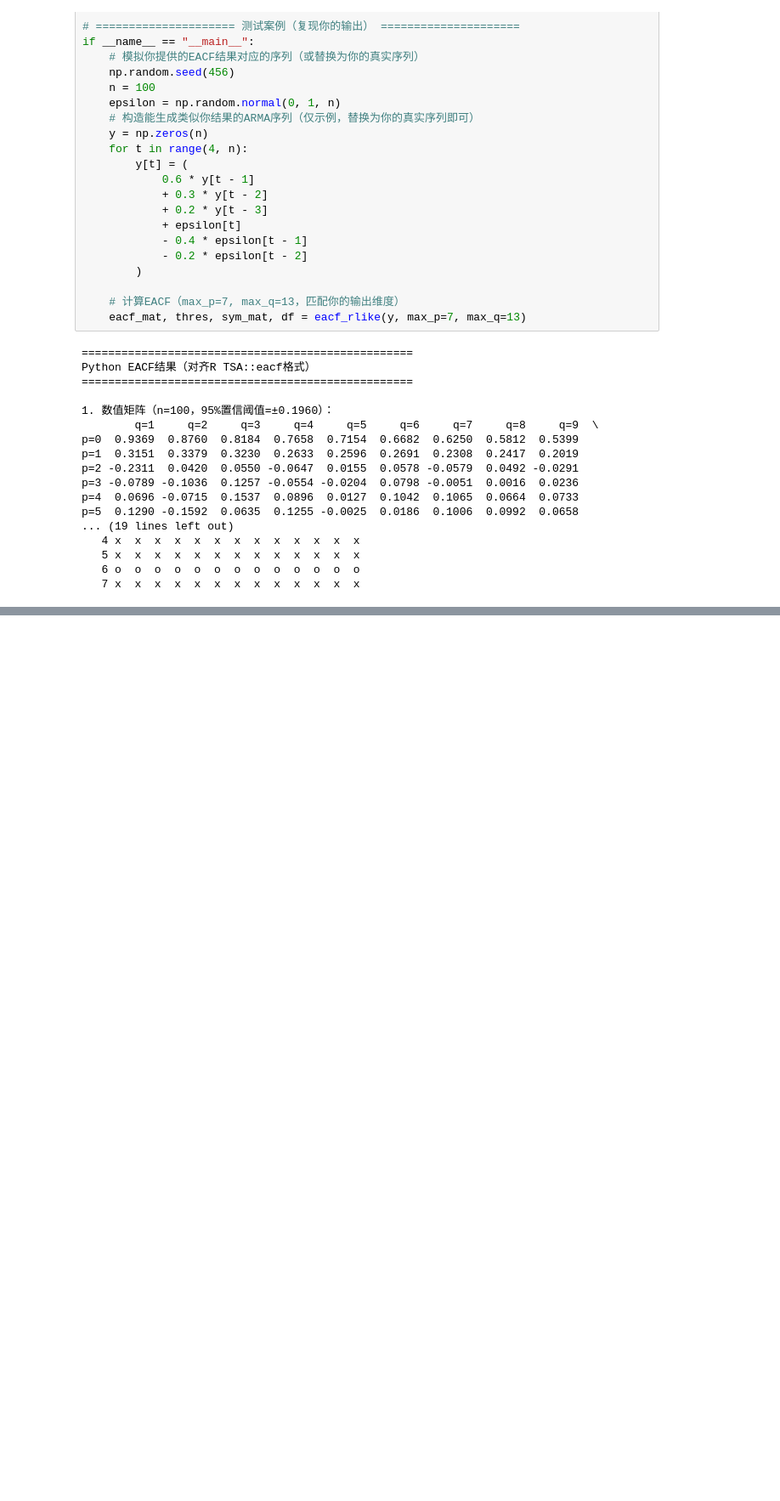
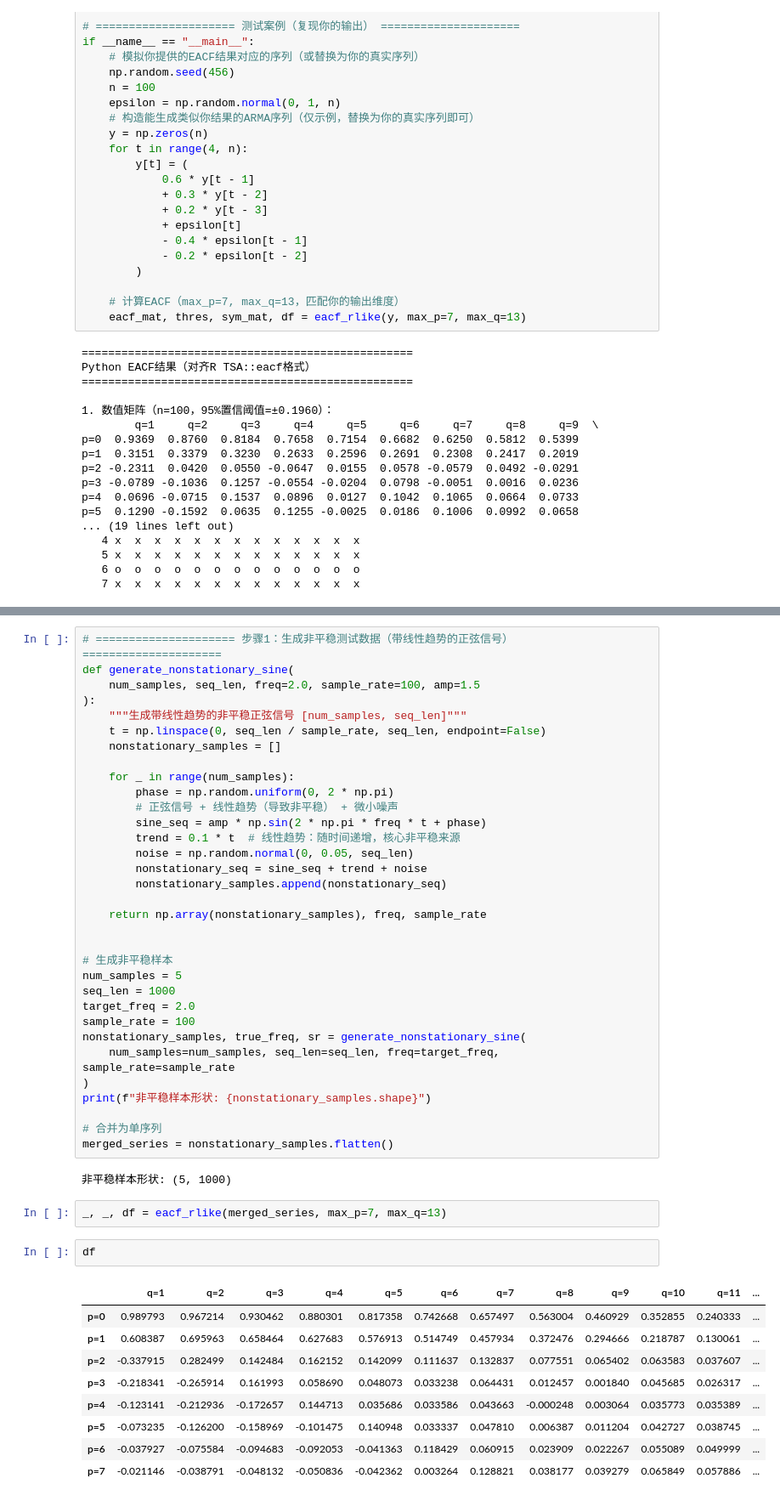
Before and after one commit to wwhenxuan/S2Generator, a Jupyter notebook: examples/19-arma_generator.ipynb, the cells around one changed output, grey strips where cells are left out. Shown at 85% size. Drawn from its saved outputs; the diff is of its cells as text; blank space fills up the shorter version.

```diff
--- a/examples/19-arma_generator.ipynb
+++ b/examples/19-arma_generator.ipynb
@@ -958,0 +996,49 @@ p=5  0.1290 -0.1592  0.0635  0.1255 -0.0025  0.0186  0.1006  0.0992  0.0658
+# %%
+# ===================== 步骤1：生成非平稳测试数据（带线性趋势的正弦信号） =====================
+def generate_nonstationary_sine(
+    num_samples, seq_len, freq=2.0, sample_rate=100, amp=1.5
+):
+    """生成带线性趋势的非平稳正弦信号 [num_samples, seq_len]"""
+    t = np.linspace(0, seq_len / sample_rate, seq_len, endpoint=False)
+    nonstationary_samples = []
+
+    for _ in range(num_samples):
+        phase = np.random.uniform(0, 2 * np.pi)
+        # 正弦信号 + 线性趋势（导致非平稳） + 微小噪声
+        sine_seq = amp * np.sin(2 * np.pi * freq * t + phase)
+        trend = 0.1 * t  # 线性趋势：随时间递增，核心非平稳来源
+        noise = np.random.normal(0, 0.05, seq_len)
+        nonstationary_seq = sine_seq + trend + noise
+        nonstationary_samples.append(nonstationary_seq)
+
+    return np.array(nonstationary_samples), freq, sample_rate
+
+
+# 生成非平稳样本
+num_samples = 5
+seq_len = 1000
+target_freq = 2.0
+sample_rate = 100
+nonstationary_samples, true_freq, sr = generate_nonstationary_sine(
+    num_samples=num_samples, seq_len=seq_len, freq=target_freq, sample_rate=sample_rate
+)
+print(f"非平稳样本形状: {nonstationary_samples.shape}")
+
+# 合并为单序列
+merged_series = nonstationary_samples.flatten()
+# %% [output]
+非平稳样本形状: (5, 1000)
+# %%
+_, _, df = eacf_rlike(merged_series, max_p=7, max_q=13)
+# %%
+df
+# %% [output]
+|  | q=1 | q=2 | q=3 | q=4 | q=5 | q=6 | q=7 | q=8 | q=9 | q=10 | q=11 | ... |
+| p=0 | 0.989793 | 0.967214 | 0.930462 | 0.880301 | 0.817358 | 0.742668 | 0.657497 | 0.563004 | 0.460929 | 0.352855 | 0.240333 | ... |
+| p=1 | 0.608387 | 0.695963 | 0.658464 | 0.627683 | 0.576913 | 0.514749 | 0.457934 | 0.372476 | 0.294666 | 0.218787 | 0.130061 | ... |
+| p=2 | -0.337915 | 0.282499 | 0.142484 | 0.162152 | 0.142099 | 0.111637 | 0.132837 | 0.077551 | 0.065402 | 0.063583 | 0.037607 | ... |
+| p=3 | -0.218341 | -0.265914 | 0.161993 | 0.058690 | 0.048073 | 0.033238 | 0.064431 | 0.012457 | 0.001840 | 0.045685 | 0.026317 | ... |
+| p=4 | -0.123141 | -0.212936 | -0.172657 | 0.144713 | 0.035686 | 0.033586 | 0.043663 | -0.000248 | 0.003064 | 0.035773 | 0.035389 | ... |
+| p=5 | -0.073235 | -0.126200 | -0.158969 | -0.101475 | 0.140948 | 0.033337 | 0.047810 | 0.006387 | 0.011204 | 0.042727 | 0.038745 | ... |
+| p=6 | -0.037927 | -0.075584 | -0.094683 | -0.092053 | -0.041363 | 0.118429 | 0.060915 | 0.023909 | 0.022267 | 0.055089 | 0.049999 | ... |
+| p=7 | -0.021146 | -0.038791 | -0.048132 | -0.050836 | -0.042362 | 0.003264 | 0.128821 | 0.038177 | 0.039279 | 0.065849 | 0.057886 | ... |
```
Also changed, not shown: parts of 5 cells of this notebook, 3 other files.
